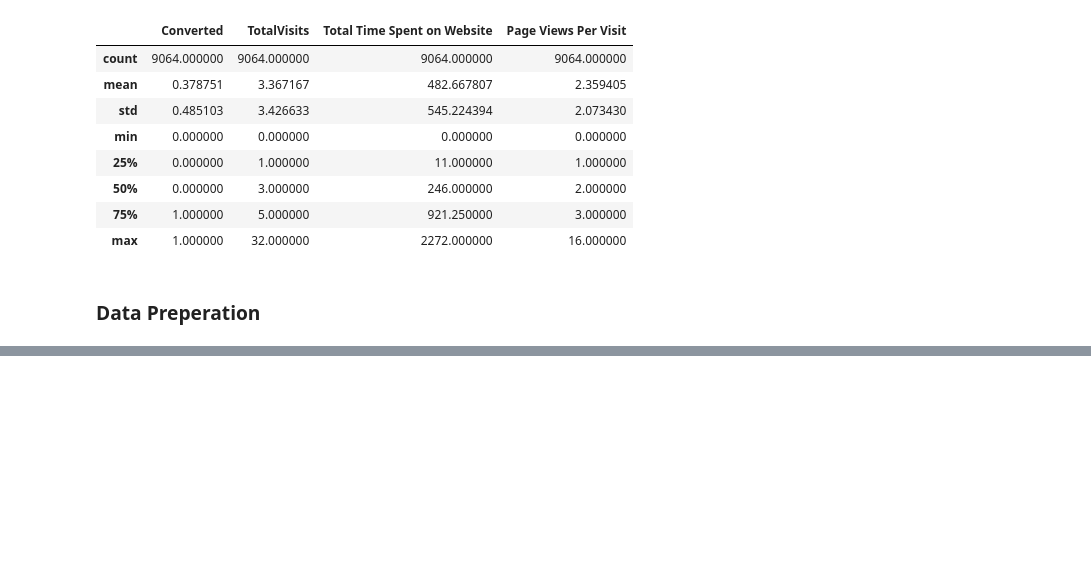
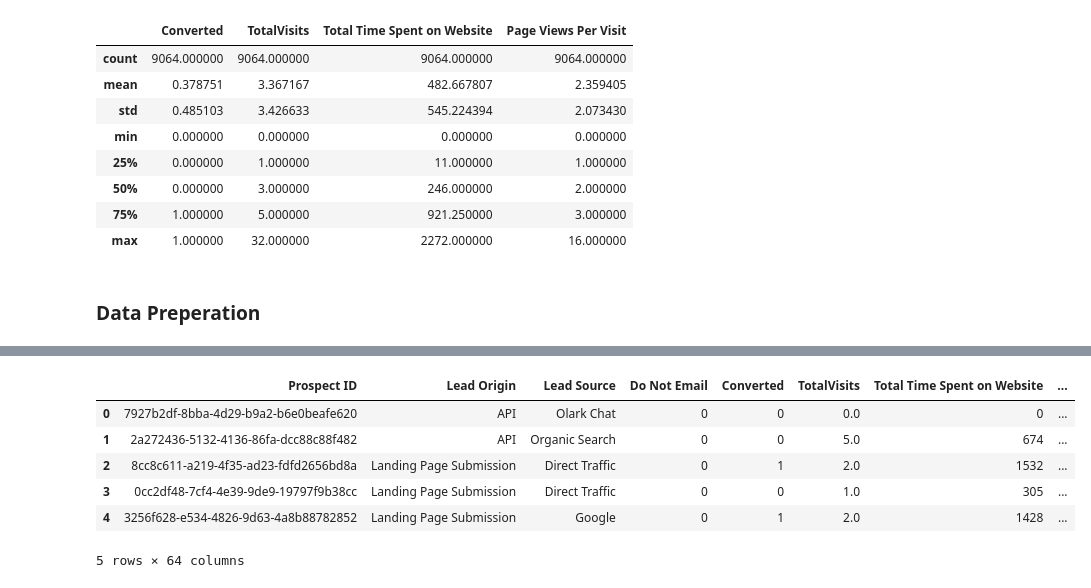
Before and after one commit to anujgupta0/Lead_Score_case_study, a Jupyter notebook: Lead_score_Case_study.ipynb, the cells around one changed output, grey strips where cells are left out. Saved outputs shown, nothing was run; the diff lists cells and outputs as text; code cells hidden in the pictures; blank space fills up the shorter version.

```diff
--- a/Lead_score_Case_study.ipynb
+++ b/Lead_score_Case_study.ipynb
@@ -456,0 +476,2 @@ lead.describe()
+# %%
+lead["Do Not Email"] = lead["Do Not Email"].map({"Yes" : 1 , "No" : 0})
@@ -456,0 +487,4 @@ lead.describe()
+# %%
+# for categorical columns making dummies
+dummy_data = pd.get_dummies(lead[["Lead Origin","Lead Source","Last Activity","Last Notable Activity"]],drop_first = True)
+dummy_data.head()
@@ -456,0 +499,12 @@ lead.describe()
+# %%
+# Concatinating the lead and dummy data
+lead = pd.concat([lead,dummy_data], axis=1)
+lead.head()
+# %% [output]
+|  | Prospect ID | Lead Origin | Lead Source | Do Not Email | Converted | TotalVisits | Total Time Spent on Website | ... |
+| 0 | 7927b2df-8bba-4d29-b9a2-b6e0beafe620 | API | Olark Chat | 0 | 0 | 0.0 | 0 | ... |
+| 1 | 2a272436-5132-4136-86fa-dcc88c88f482 | API | Organic Search | 0 | 0 | 5.0 | 674 | ... |
+| 2 | 8cc8c611-a219-4f35-ad23-fdfd2656bd8a | Landing Page Submission | Direct Traffic | 0 | 1 | 2.0 | 1532 | ... |
+| 3 | 0cc2df48-7cf4-4e39-9de9-19797f9b38cc | Landing Page Submission | Direct Traffic | 0 | 0 | 1.0 | 305 | ... |
+| 4 | 3256f628-e534-4826-9d63-4a8b88782852 | Landing Page Submission | Google | 0 | 1 | 2.0 | 1428 | ... |
+5 rows × 64 columns
```
Also changed, not shown: parts of 17 cells of this notebook.
